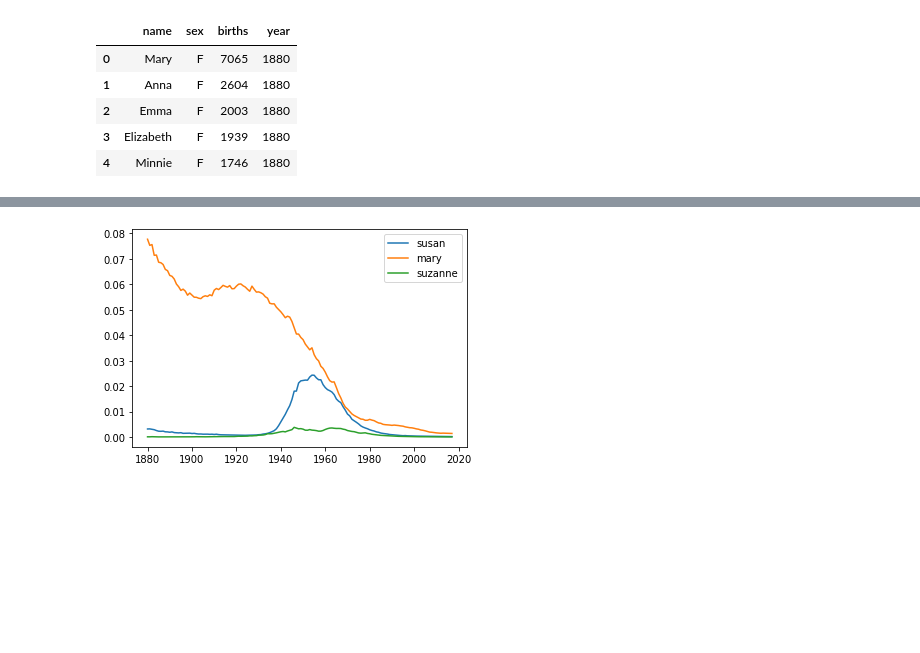
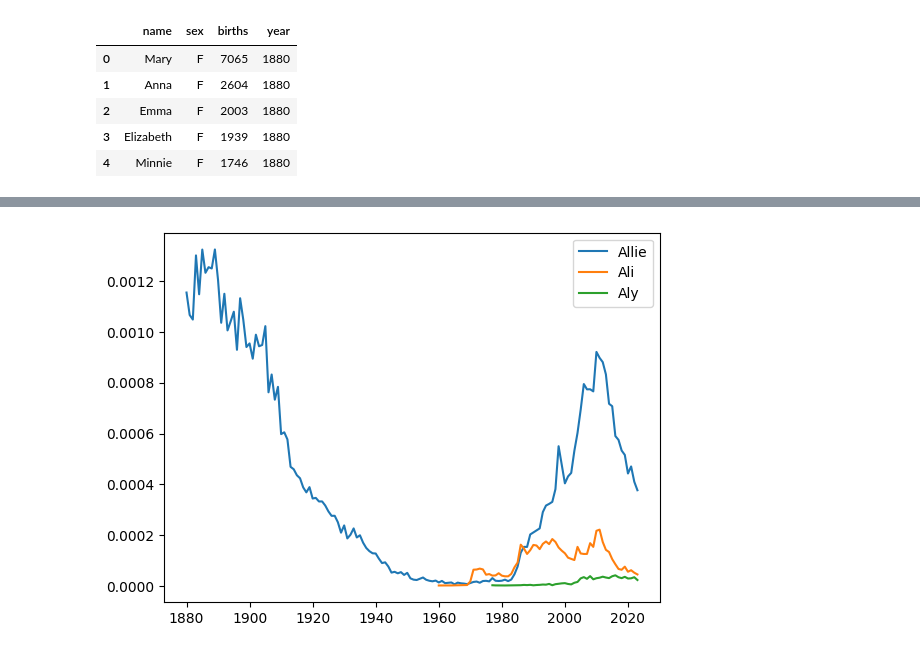
Before and after one commit to allie-tran/202609-csc1159-resources, a Jupyter notebook: notebooks/names_template.ipynb, the cells around one changed output, grey strips where cells are left out. Saved outputs shown, nothing was run; the diff lists cells and outputs as text; code cells hidden in the pictures; blank space fills up the shorter version.

```diff
--- a/notebooks/names_template.ipynb
+++ b/notebooks/names_template.ipynb
@@ -17,10 +20,9 @@ Load the US Baby Names dataset
 # %%
-usn = pd.read_csv("https://raw.githubusercontent.com/allie-tran/202609-csc1159-resources/main/data/names/usnames.csv")
-# NOTE: see also the UK or Irish baby names datasets (much smaller) - https://github.com/allie-tran/202609-csc1159-resources/tree/main/data/names
-#usn = pd.read_csv("https://raw.githubusercontent.com/allie-tran/202609-csc1159-resources/main/data/names/irishnames.csv")
-#usn = pd.read_csv("https://raw.githubusercontent.com/allie-tran/202609-csc1159-resources/main/data/names/nswbabynames.csv")
-#usn = pd.read_csv("https://raw.githubusercontent.com/allie-tran/202609-csc1159-resources/main/data/names/uknames.csv")
-usn.head()
+names_df = pd.read_csv("https://raw.githubusercontent.com/allie-tran/202609-csc1159-resources/main/data/names/usnames.csv")
+# names_df = pd.read_csv("https://raw.githubusercontent.com/allie-tran/202609-csc1159-resources/main/data/names/irishnames.csv")
+# names_df = pd.read_csv("https://raw.githubusercontent.com/allie-tran/202609-csc1159-resources/main/data/names/nswbabynames.csv")
+# names_df = pd.read_csv("https://raw.githubusercontent.com/allie-tran/202609-csc1159-resources/main/data/names/uknames.csv")
+names_df.head()
 # %% [output]
 |  | name | sex | births | year |
 | 0 | Mary | F | 7065 | 1880 |
@@ -46,4 +50,6 @@ def add_prop(group):
     births = group.births.astype(float)
     group['prop'] = births / births.sum()
     return group
-usn = usn.groupby(['year', 'sex'], group_keys=False).apply(add_prop)
+
+usn = names_df.groupby(['year', 'sex'], group_keys=False)[["name", "sex", "births", "year"]].apply(add_prop)
+usn.head()
@@ -59,5 +63,5 @@ usn.head()
 # %%
-myname = usn[(usn.name == "Suzanne") & (usn.sex == "F")]
+myname = usn[(usn.name == "Allie") & (usn.sex == "F")]
 myname.describe()
 # %% [output]
 |  | births | year | prop |
@@ -77,10 +81,11 @@ myname.plot(x='year', y='prop', title="Popularity of Suzanne as name in US")
 # %%
-susan = usn[(usn.name == "Susan") & (usn.sex == "F")][['year', 'prop']]
-mary = usn[(usn.name == "Mary") & (usn.sex == "F")][['year', 'prop']]
-plt.plot(susan.year, susan.prop, label="susan")
-plt.plot(mary.year, mary.prop, label="mary")
-plt.plot(myname.year, myname.prop, label="suzanne")
+ali = usn[(usn.name == "Ali") & (usn.sex == "F")]
+aly = usn[(usn.name == "Aly") & (usn.sex == "F")]
+
+plt.plot(myname.year, myname.prop, label="Allie")
+plt.plot(ali.year, ali.prop, label="Ali")
+plt.plot(aly.year, aly.prop, label="Aly")
 plt.legend(loc='upper right')
 plt.show()
 # %% [output]
-[figure, old version]
+[figure, new version]
```
Also changed, not shown: parts of 9 cells of this notebook.
